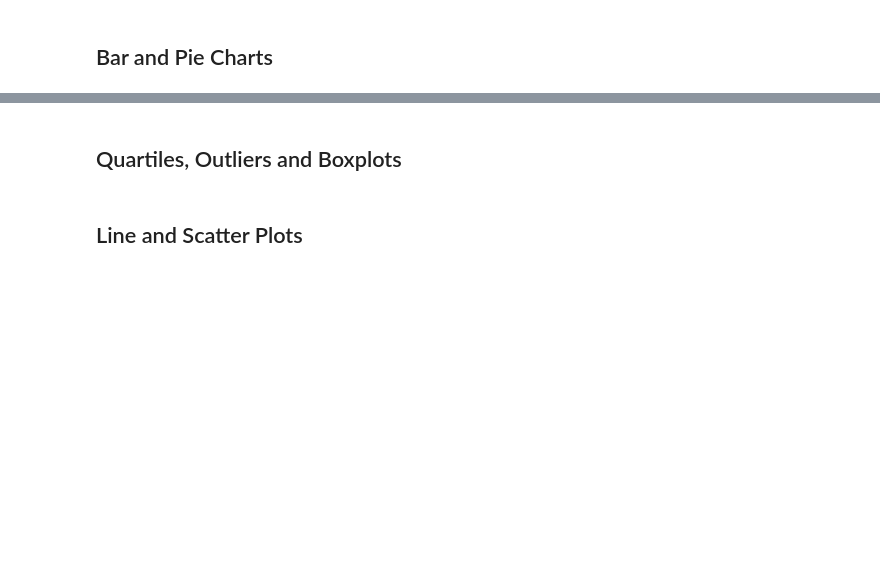
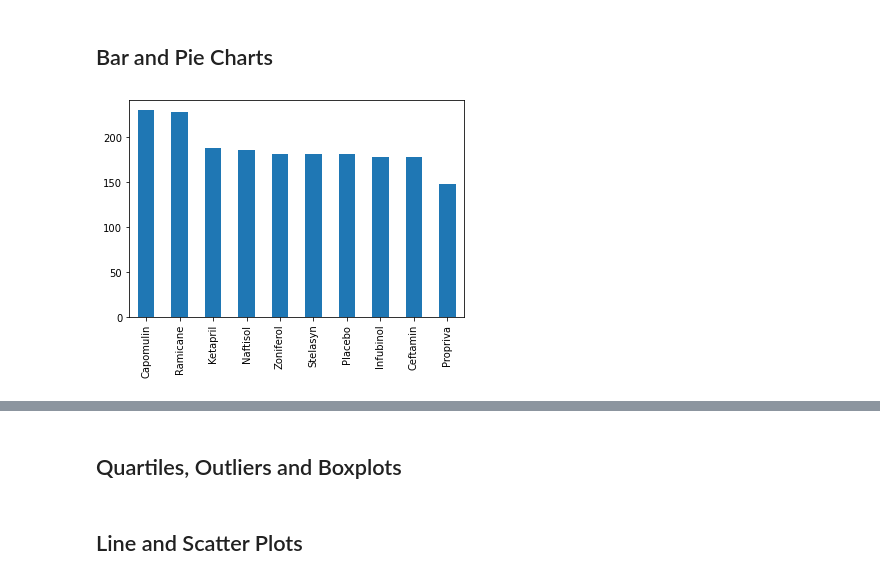
Before and after one commit to miguel-diaz-data/matplotlib, a Jupyter notebook: pymaceuticals_starter.ipynb, the cells around one changed output, grey strips where cells are left out. Saved outputs shown, nothing was run; the diff lists cells and outputs as text; code cells hidden in the pictures; blank space fills up the shorter version.

Commit message:
bar and pic charts

```diff
--- a/pymaceuticals_starter.ipynb
+++ b/pymaceuticals_starter.ipynb
@@ -152,5 +166,10 @@ pd.DataFrame(index = summaries_list)
 ## Bar and Pie Charts
 # %%
 # Generate a bar plot showing the total number of unique mice tested on each drug regimen using pandas.
+bar_df = cleaned_merged['Drug Regimen'].value_counts()
+
+bar_chart = bar_df.plot(kind='bar')
+# %% [output]
+[figure, added]
 # %%
 # Generate a bar plot showing the total number of unique mice tested on each drug regimen using pyplot.
```
Also changed, not shown: parts of 6 cells of this notebook.
